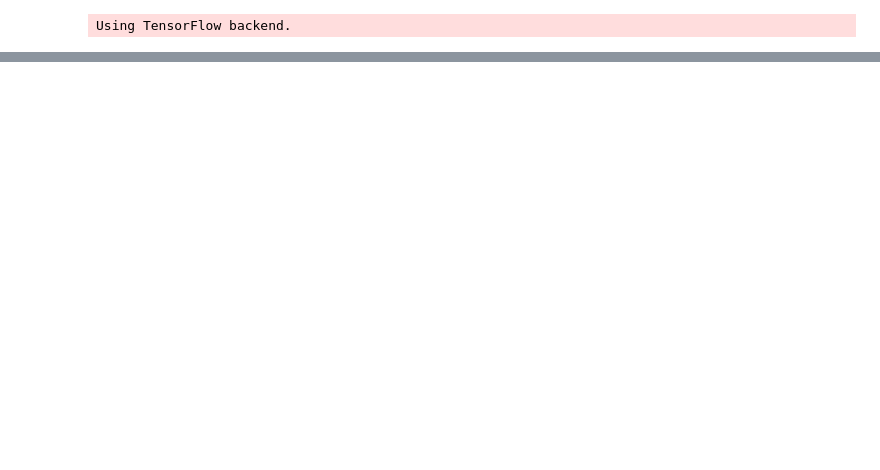
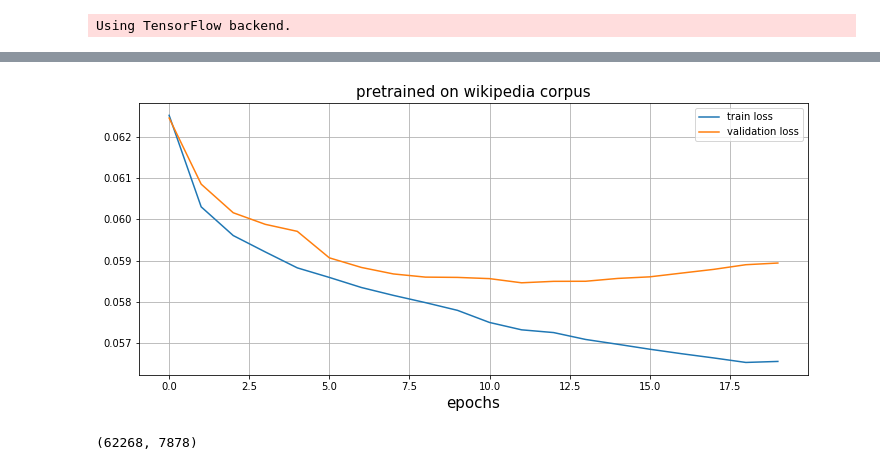
Before and after one commit to DariaGusarova/experiments, a Jupyter notebook: lstm.ipynb, the cells around one changed output, grey strips where cells are left out. Cells and saved outputs as stored; diff of their text form; code cells hidden in the pictures; blank space fills up the shorter version.

```diff
--- a/lstm.ipynb
+++ b/lstm.ipynb
@@ -129,0 +233,9 @@ KeyboardInterrupt:
+# %%
+model_1 = build_model()
+
+history_1 = model_1.fit_generator(iterate_minibatches(emb, emb_size, train_prefixs, train_next_words, batch_size, cycle=True),
+                    epochs=epochs, steps_per_epoch=steps_per_epoch,
+
+                    validation_data=iterate_minibatches(emb, emb_size, valid_prefixs, valid_next_words, batch_size, cycle=True),
+                    validation_steps=len(valid_prefixs) // batch_size
+                   )
@@ -129,0 +260,18 @@ KeyboardInterrupt:
+# %%
+plt.figure(figsize=(12, 5))
+plt.plot(history_1.history['loss'], label='train loss')
+plt.plot(history_1.history['val_loss'], label='validation loss')
+plt.legend()
+plt.title('pretrained on wikipedia corpus', fontsize=15)
+plt.xlabel('epochs', fontsize=15)
+plt.grid()
+plt.show()
+# %% [output]
+[figure, added]
+# %%
+test_prefixs, test_next_words, test_lost = transform(emb, test)
+test_prefixs = np.array(test_prefixs)
+test_next_words = np.array(test_next_words)
+len(test_prefixs), test_lost
+# %% [output]
+(62268, 7878)
```
Also changed, not shown: parts of 32 cells of this notebook, 1 other file.
